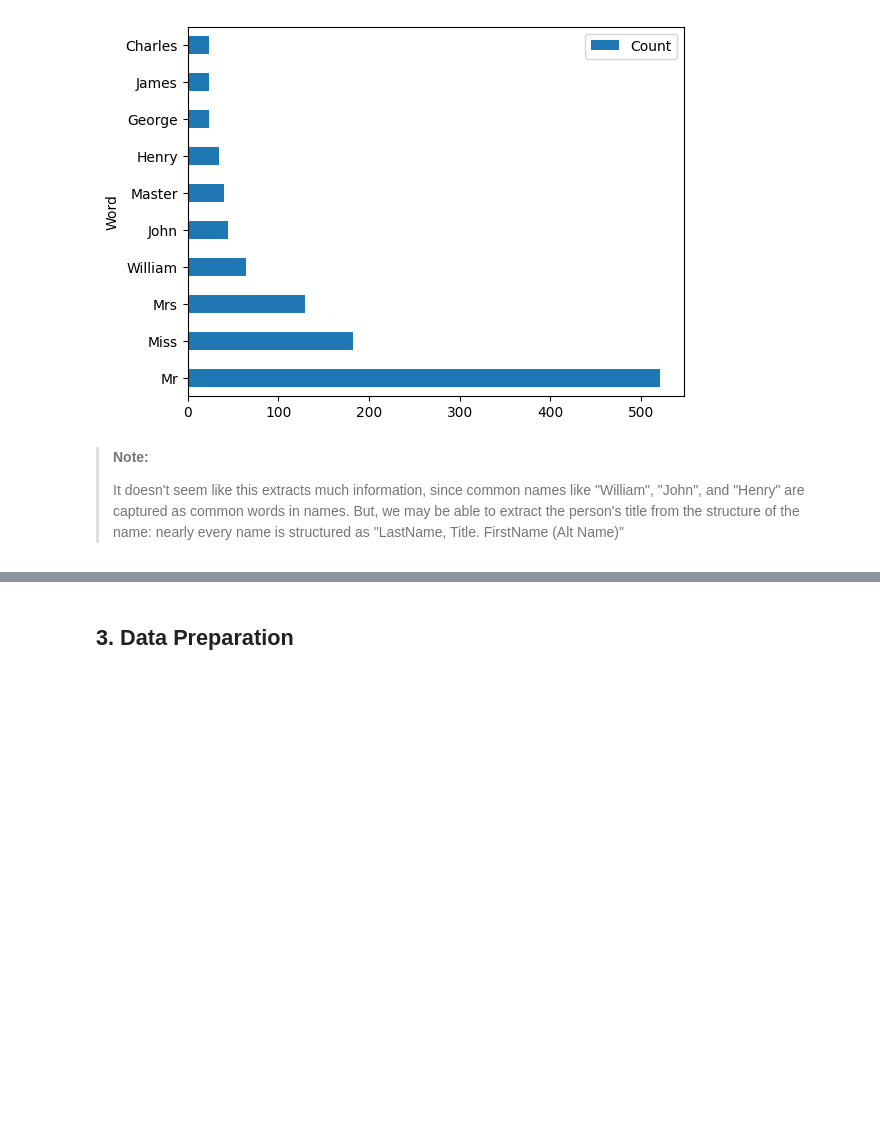
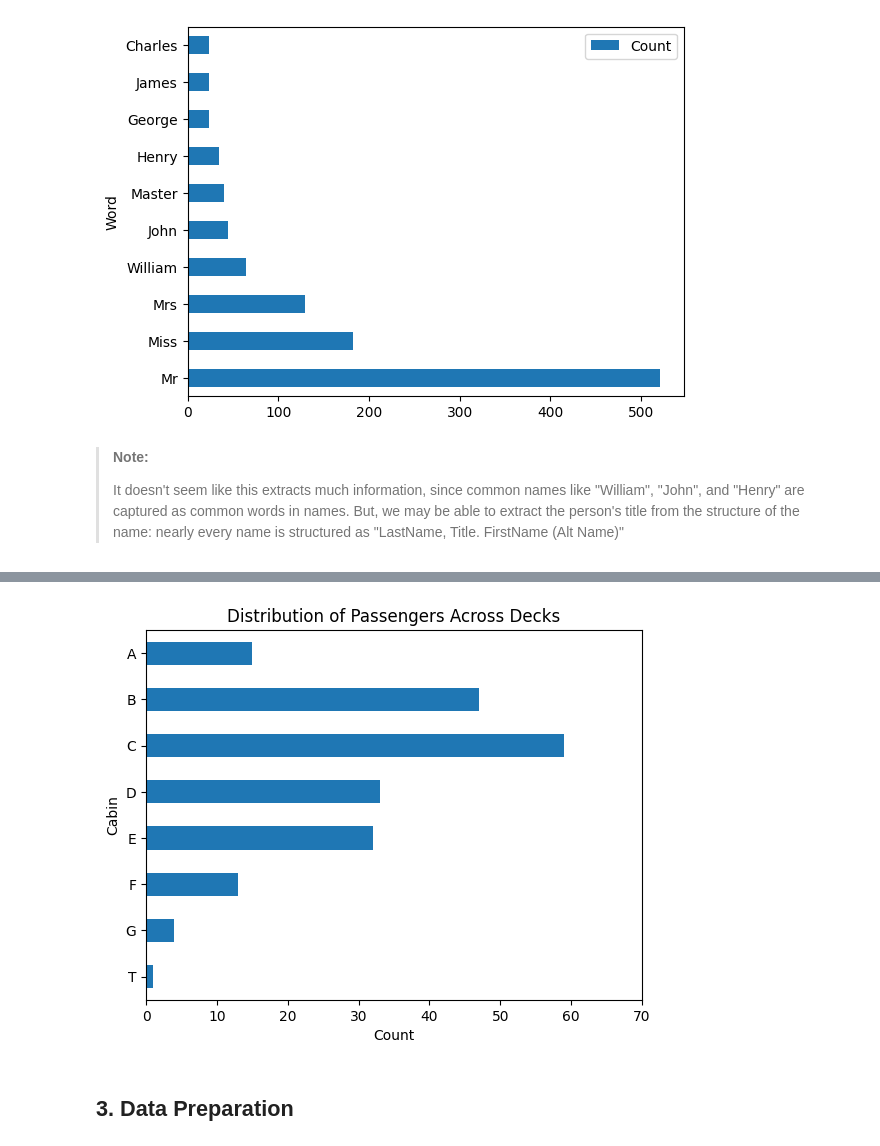
Before and after one commit to msburns24/projects, a Jupyter notebook: titanic/titanic.ipynb, the cells around one changed output, grey strips where cells are left out. Saved outputs shown, nothing was run; the diff lists cells and outputs as text; code cells hidden in the pictures; blank space fills up the shorter version.

```diff
--- a/titanic/titanic.ipynb
+++ b/titanic/titanic.ipynb
@@ -449,2 +508,25 @@ plt.show()
+# %%
+# What were the most common cabins?
+df \
+    .loc[~df.Cabin.isna(), 'Cabin'] \
+    .map(lambda s: s[0]) \
+    .value_counts() \
+    .sort_index(ascending=False) \
+    .reset_index() \
+    .plot(
+        kind='barh',
+        x='Cabin',
+        y='count',
+        xlim=(0, 70),
+        title='Distribution of Passengers Across Decks',
+        legend=False,
+        xlabel='Count',
+        ylabel='Cabin',
+    )
+add_bar_labels(ax, fmt='{:.0f}', label_type='edge', color='black')
+
+plt.show()
+# %% [output]
+[figure, added]
 # %% [markdown]
 ## 3. Data Preparation
```
Also changed, not shown: parts of 83 cells of this notebook.
